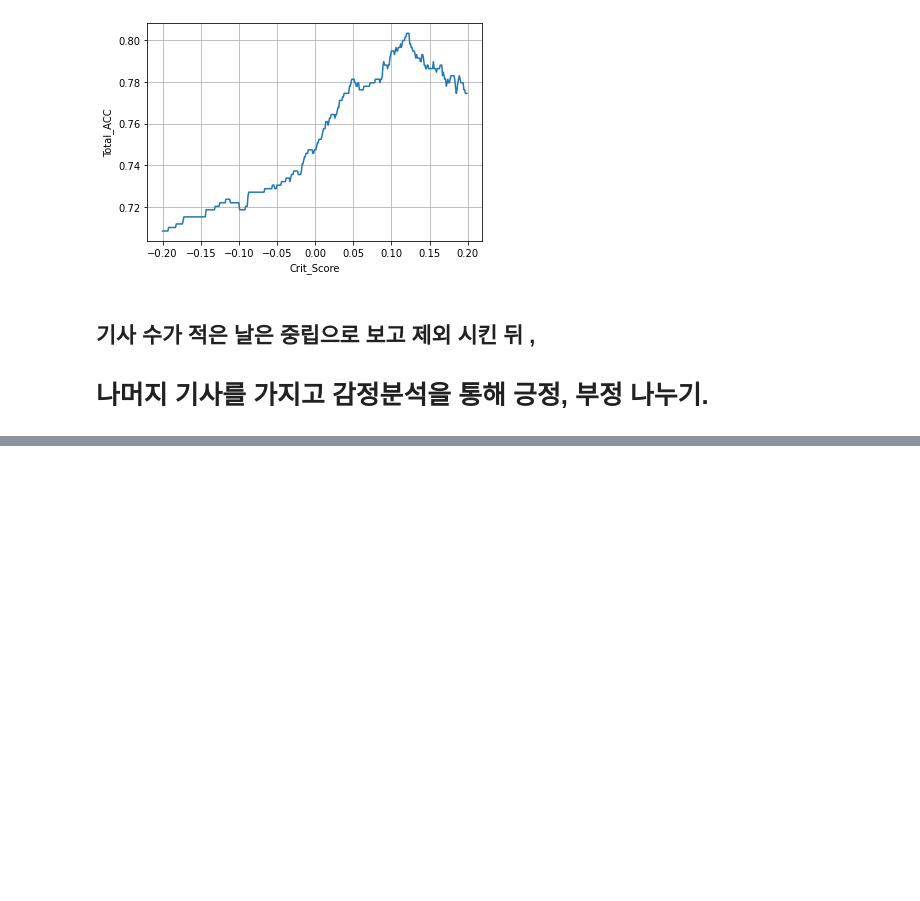
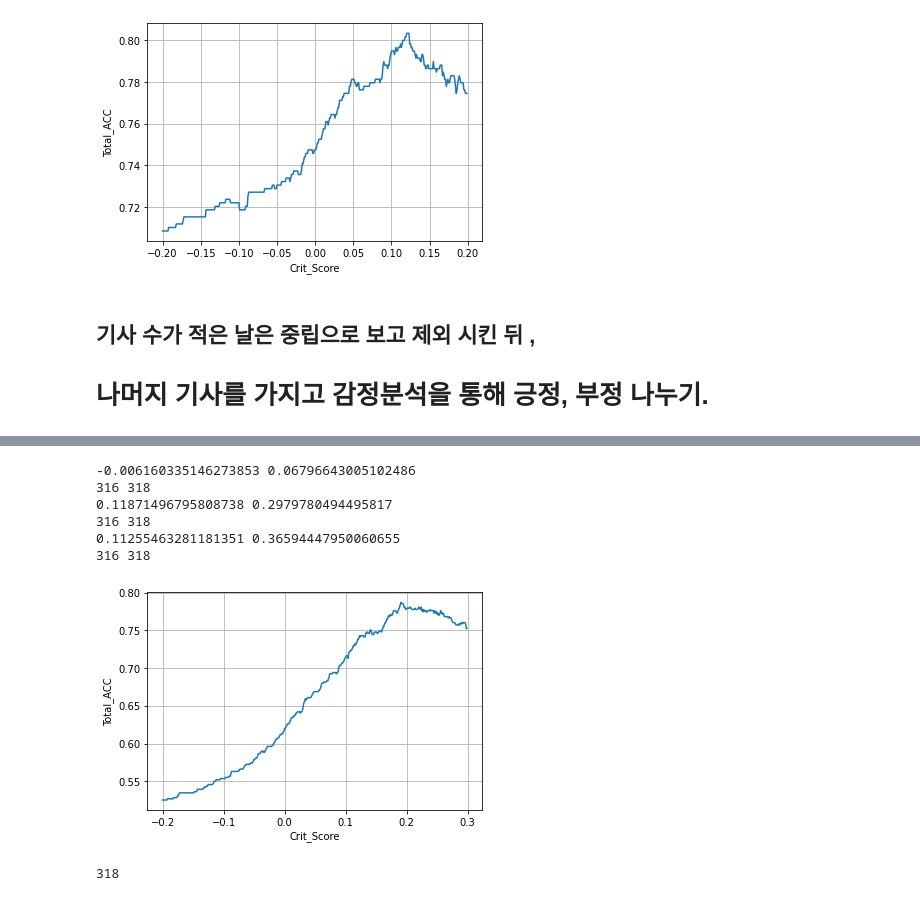
Before and after one commit to KyoungmiKwon/Bigdata_Training_at_ITwill, a Jupyter notebook: Team_Project/C05_SJ_add_resize.ipynb, the cells around one changed output, grey strips where cells are left out. Saved outputs shown, nothing was run; the diff lists cells and outputs as text; code cells hidden in the pictures; blank space fills up the shorter version.

```diff
--- a/Team_Project/C05_SJ_add_resize.ipynb
+++ b/Team_Project/C05_SJ_add_resize.ipynb
@@ -699,0 +724,3 @@ date_neu=0
+# %%
+news_pos=news_resize[news_resize['S']==1]
+len(news_pos)
@@ -699,0 +734,3 @@ date_neu=0
+# %%
+news_neg= news_resize[news_resize['S']==-1]
+len(news_neg)
@@ -699,0 +739,6 @@ date_neu=0
+# %%
+from sklearn.model_selection import train_test_split
+
+P_train, P_test = train_test_split(news_pos, test_size=0.379, random_state=123)
+# %%
+std_data=pd.concat([P_test, news_neg], ignore_index=True)
@@ -699,0 +810,37 @@ date_neu=0
+# %%
+polar_mean(std_data,'S','title_polar_std')
+polar_mean(std_data,'S','text_polar_std')
+polar_mean(std_data,'S','total_polar_std')
+# %% [output]
+-0.006160335146273853 0.06796643005102486
+316 318
+0.11871496795808738 0.2979780494495817
+316 318
+0.11255463281181351 0.36594447950060655
+316 318
+# %%
+acc_std=[]
+for x in np.arange(-0.2,0.3,0.001):
+    result_a_std=[]
+    for a in std_data['total_polar_std']:
+        if a > x:
+            result_a_std.append(1)
+        else:
+            result_a_std.append(-1)
+    ac = np.sum(np.equal(std_data['S'],result_a_std))/len(result_a_std)
+    acc_std.append(ac)
+
+x= np.arange(-0.2,0.3,0.001)
+y=acc_std
+plt.plot(x,y)
+plt.xlabel('Crit_Score')
+plt.ylabel('Total_ACC')
+plt.grid()
+plt.show()
+# %% [output]
+[figure, added]
+# %%
+std_pos=std_data[std_data['S']==1]
+len(std_pos)
+# %% [output]
+318
```
Also changed, not shown: parts of 26 cells of this notebook.
